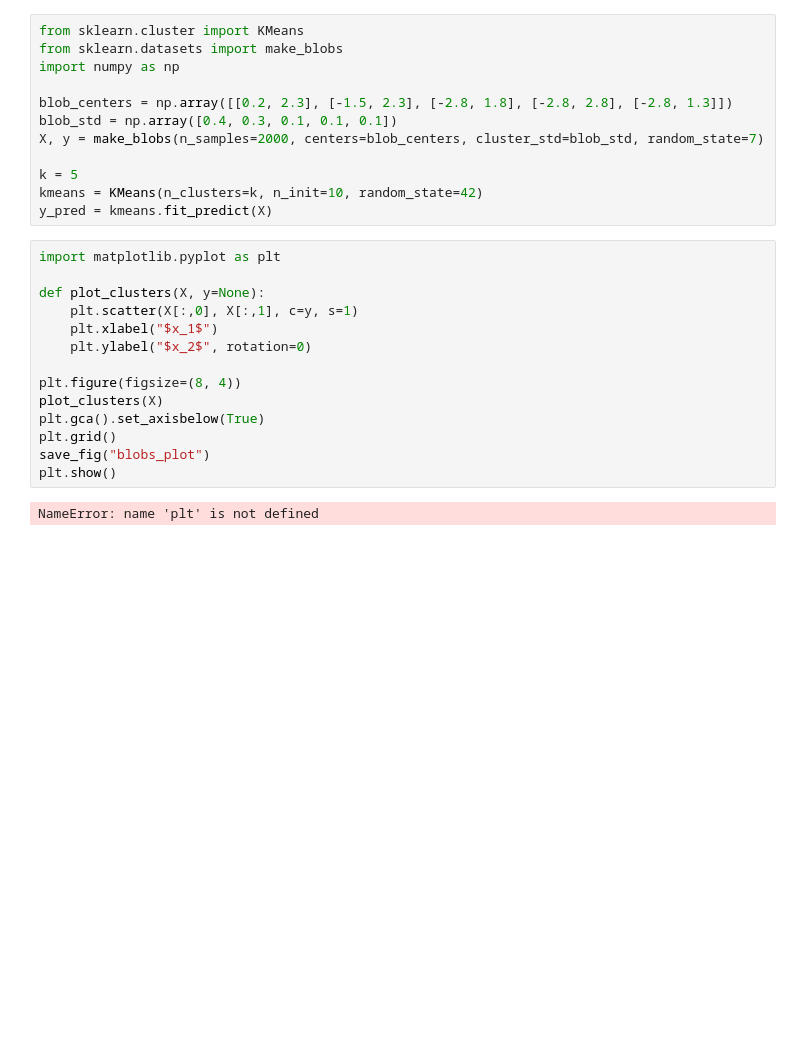
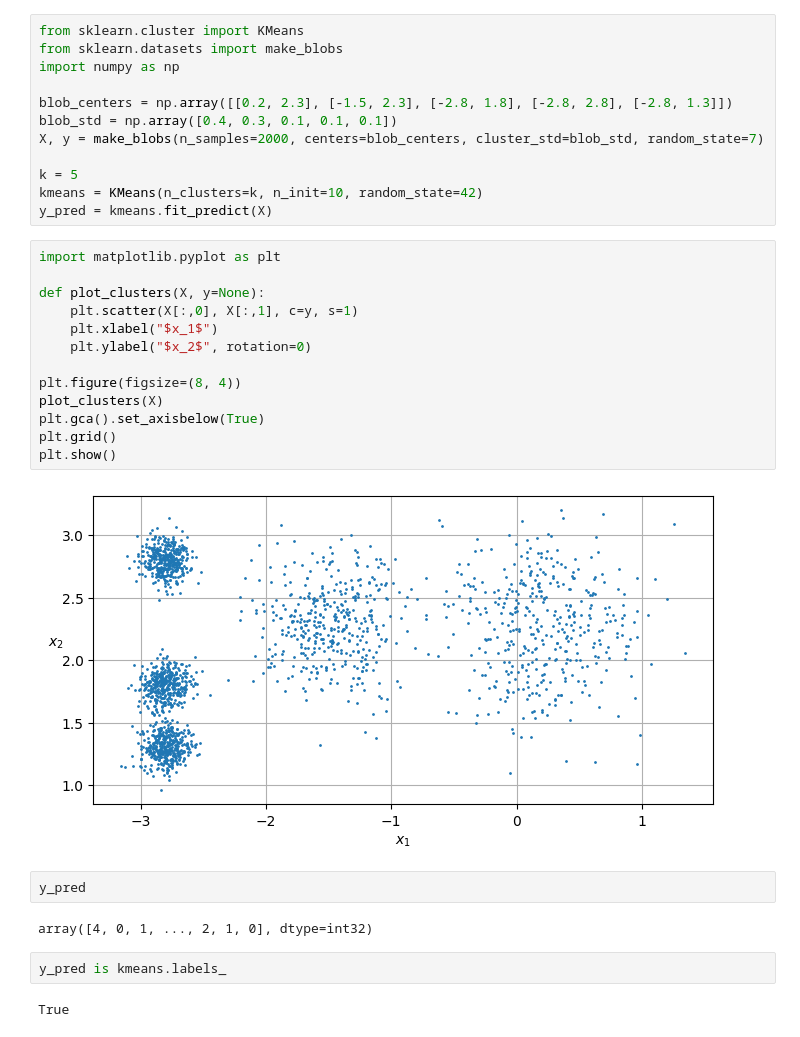
Before and after one commit to kk412027247/nlp, a Jupyter notebook: chapter 9/unsupervised_learning_techniques.ipynb, the cells around one changed output. Drawn from its saved outputs; the diff is of its cells as text; blank space fills up the shorter version.

```diff
--- a/chapter 9/unsupervised_learning_techniques.ipynb
+++ b/chapter 9/unsupervised_learning_techniques.ipynb
@@ -13,16 +13,23 @@ y_pred = kmeans.fit_predict(X)
 # %%
 import matplotlib.pyplot as plt
 
 def plot_clusters(X, y=None):
     plt.scatter(X[:,0], X[:,1], c=y, s=1)
     plt.xlabel("$x_1$")
     plt.ylabel("$x_2$", rotation=0)
 
 plt.figure(figsize=(8, 4))
 plot_clusters(X)
 plt.gca().set_axisbelow(True)
 plt.grid()
-save_fig("blobs_plot")
 plt.show()
 # %% [output]
-NameError: name 'plt' is not defined
+[figure, added]
+# %%
+y_pred
+# %% [output]
+array([4, 0, 1, ..., 2, 1, 0], dtype=int32)
+# %%
+y_pred is kmeans.labels_
+# %% [output]
+True
```
